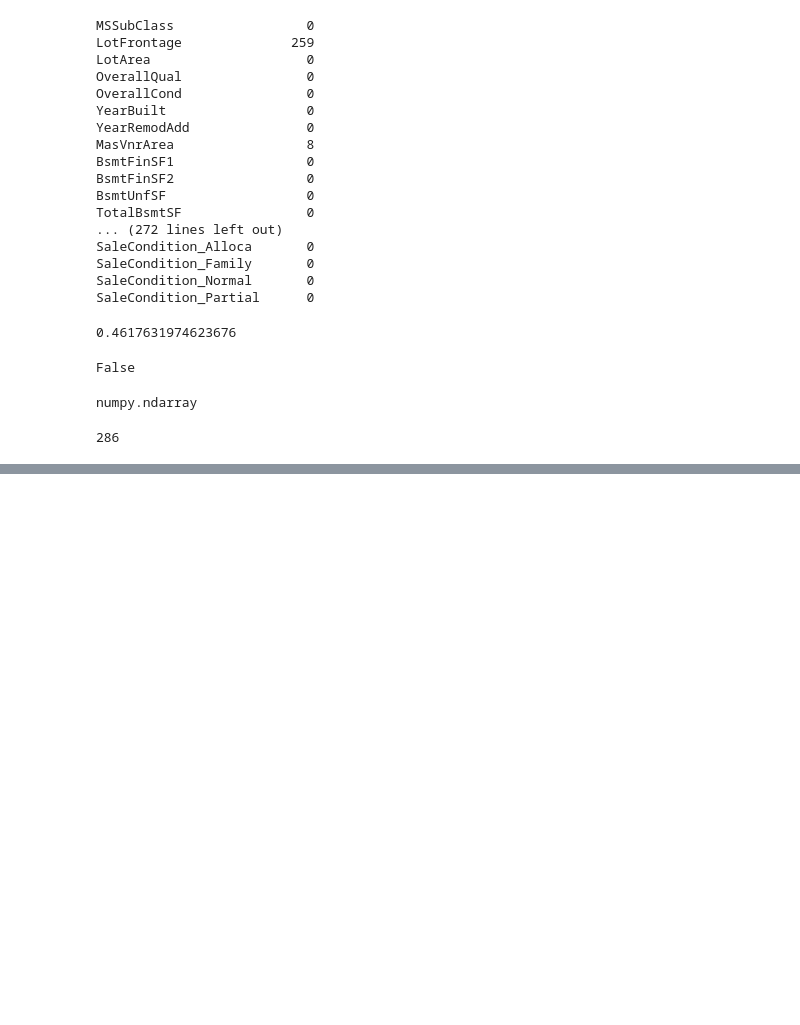
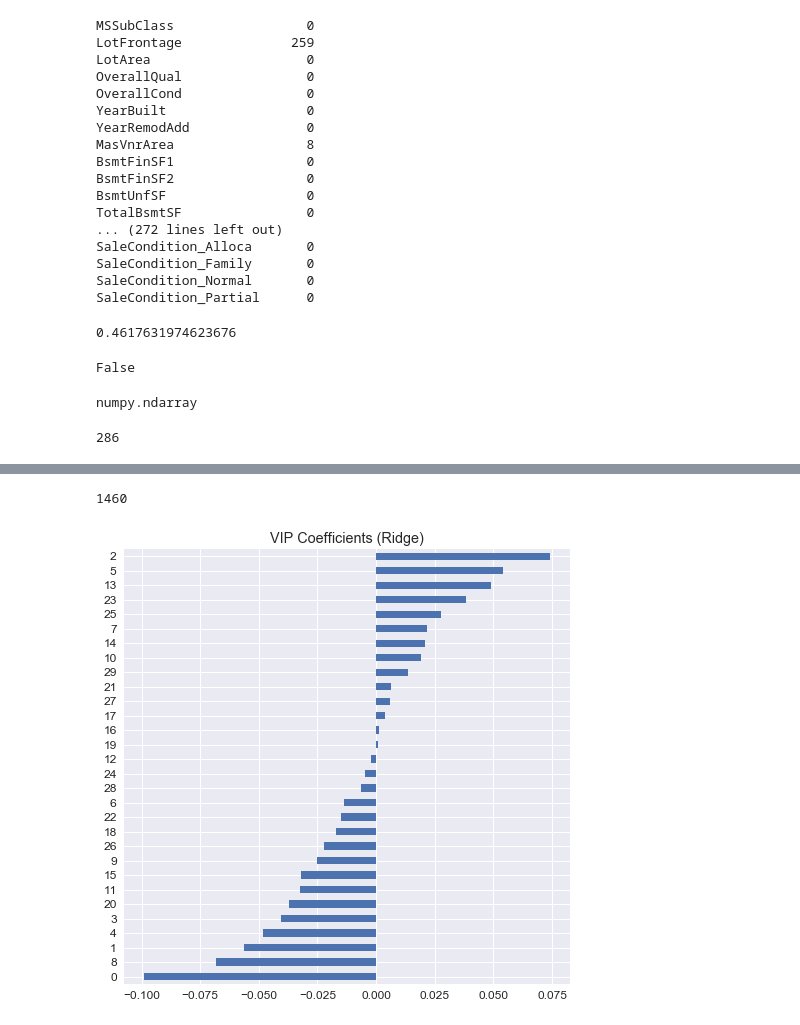
Before and after one commit to reflexiveprophecy/Kaggle_Predict_Ames_Iowa_Housing_Prices, a Jupyter notebook: Exploratory_PCA_dmb.ipynb, the cells around one changed output, grey strips where cells are left out. Cells and saved outputs as stored; diff of their text form; code cells hidden in the pictures; blank space fills up the shorter version.

```diff
--- a/Exploratory_PCA_dmb.ipynb
+++ b/Exploratory_PCA_dmb.ipynb
@@ -149,0 +311,15 @@ plt.show()
+# %%
+len(X_pca)
+# %% [output]
+1460
+# %%
+model_Ridge = Ridge(alpha0).fit(X_pca, Y_train);
+coeffs_Ridge = pd.Series(model_Ridge.coef_, index = X_pca.dtype.names);
+vip_coeffs_Ridge = pd.concat([coeffs_Ridge.sort_values().head(15),
+                              coeffs_Ridge.sort_values().tail(15)])
+
+fig, ax = plt.subplots(figsize=(8,8));
+vip_coeffs_Ridge.plot(kind = "barh");
+plt.title("VIP Coefficients (Ridge)");
+# %% [output]
+[figure, added]
```
Also changed, not shown: parts of 32 cells of this notebook.
